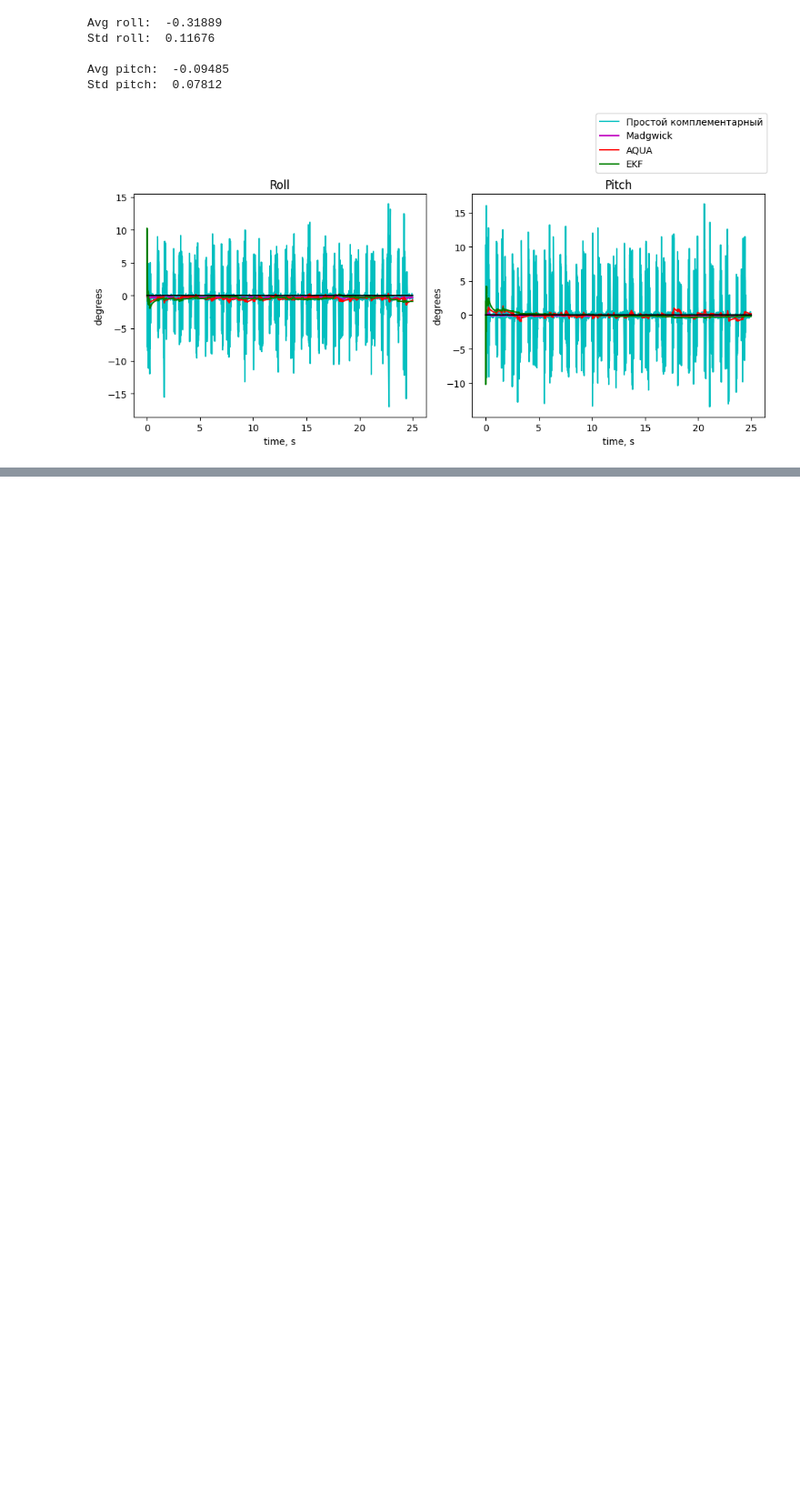
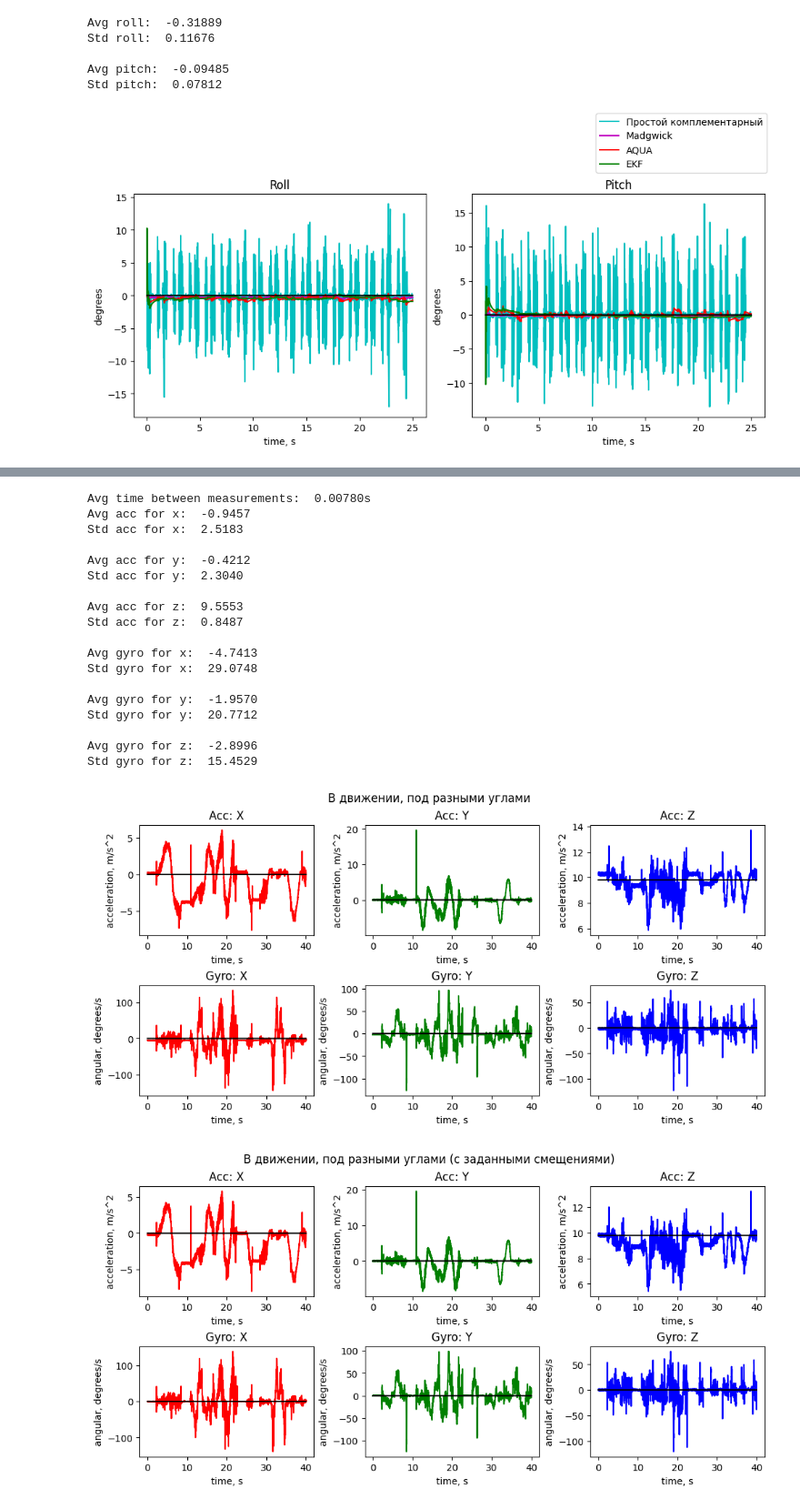
Before and after one commit to cbipok930/IMU-data-processing, a Jupyter notebook: n_Current.ipynb, the cells around one changed output, grey strips where cells are left out. Shown at 91% size. Cells and saved outputs as stored; diff of their text form; code cells hidden in the pictures; blank space fills up the shorter version.

```diff
--- a/n_Current.ipynb
+++ b/n_Current.ipynb
@@ -351,0 +388,23 @@ Std pitch:  15.14381
+# %%
+process_data("data/30s_move31.10.2023.18_23_43.json", "В движении, под разными углами", calib= calib, apply_algs=[apply_comp, apply_ekf])
+# %% [output]
+Avg time between measurements:  0.00780s
+Avg acc for x:  -0.9457
+Std acc for x:  2.5183
+
+Avg acc for y:  -0.4212
+Std acc for y:  2.3040
+
+Avg acc for z:  9.5553
+Std acc for z:  0.8487
+
+Avg gyro for x:  -4.7413
+Std gyro for x:  29.0748
+
+Avg gyro for y:  -1.9570
+Std gyro for y:  20.7712
+
+Avg gyro for z:  -2.8996
+Std gyro for z:  15.4529
+[figure, added]
+[figure, added]
```
Also changed, not shown: parts of 6 cells of this notebook, 3 other files.
